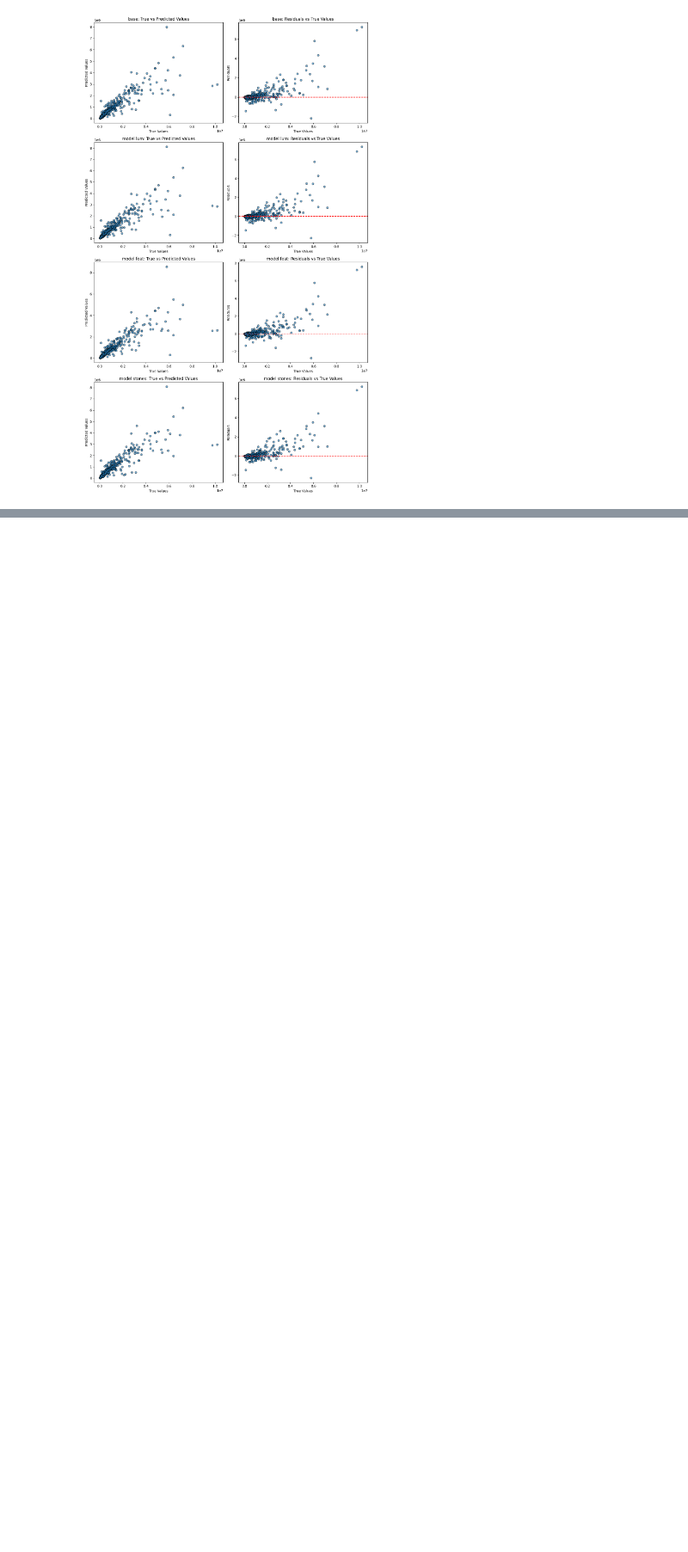
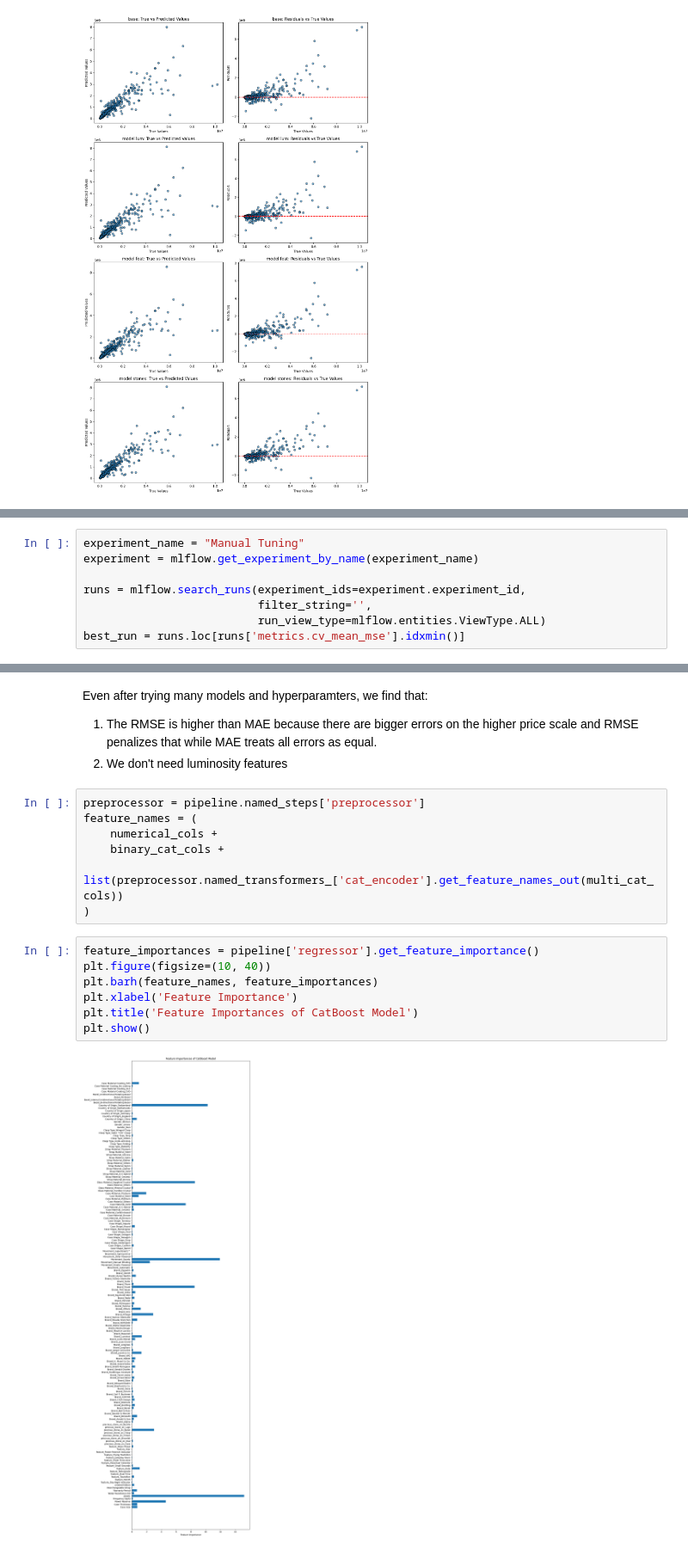
Before and after one commit to abhishekmaher6699/End-to-end-Watch-price-prediction, a Jupyter notebook: notebooks/Model selection.ipynb, the cells around one changed output, grey strips where cells are left out. Shown at 86% size. Drawn from its saved outputs; the diff is of its cells as text; blank space fills up the shorter version.

```diff
--- a/notebooks/Model selection.ipynb
+++ b/notebooks/Model selection.ipynb
@@ -858,0 +1228,8 @@ def create_model_experiments(X, Y_log, numerical_cols, categorical_cols):
+# %%
+experiment_name = "Manual Tuning"
+experiment = mlflow.get_experiment_by_name(experiment_name)
+
+runs = mlflow.search_runs(experiment_ids=experiment.experiment_id,
+                          filter_string='',
+                          run_view_type=mlflow.entities.ViewType.ALL)
+best_run = runs.loc[runs['metrics.cv_mean_mse'].idxmin()]
@@ -858,0 +1453,20 @@ def create_model_experiments(X, Y_log, numerical_cols, categorical_cols):
+# %% [markdown]
+Even after trying many models and hyperparamters, we find that:
+1. The RMSE is higher than MAE because there are bigger errors on the higher price scale and RMSE penalizes that while MAE treats all errors as equal.
+2. We don't need luminosity features
+# %%
+preprocessor = pipeline.named_steps['preprocessor']
+feature_names = (
+    numerical_cols +
+    binary_cat_cols +
+    list(preprocessor.named_transformers_['cat_encoder'].get_feature_names_out(multi_cat_cols))
+)
+# %%
+feature_importances = pipeline['regressor'].get_feature_importance()
+plt.figure(figsize=(10, 40))
+plt.barh(feature_names, feature_importances)
+plt.xlabel('Feature Importance')
+plt.title('Feature Importances of CatBoost Model')
+plt.show()
+# %% [output]
+[figure, added]
```
Also changed, not shown: parts of 57 cells of this notebook, 1 other file.
